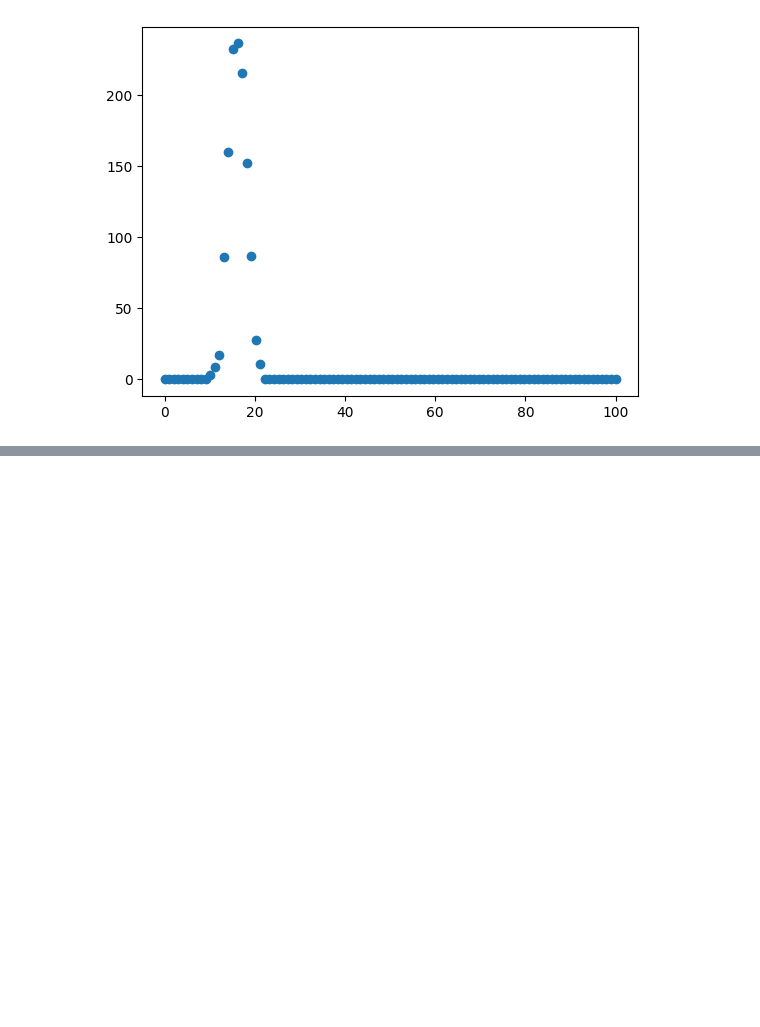
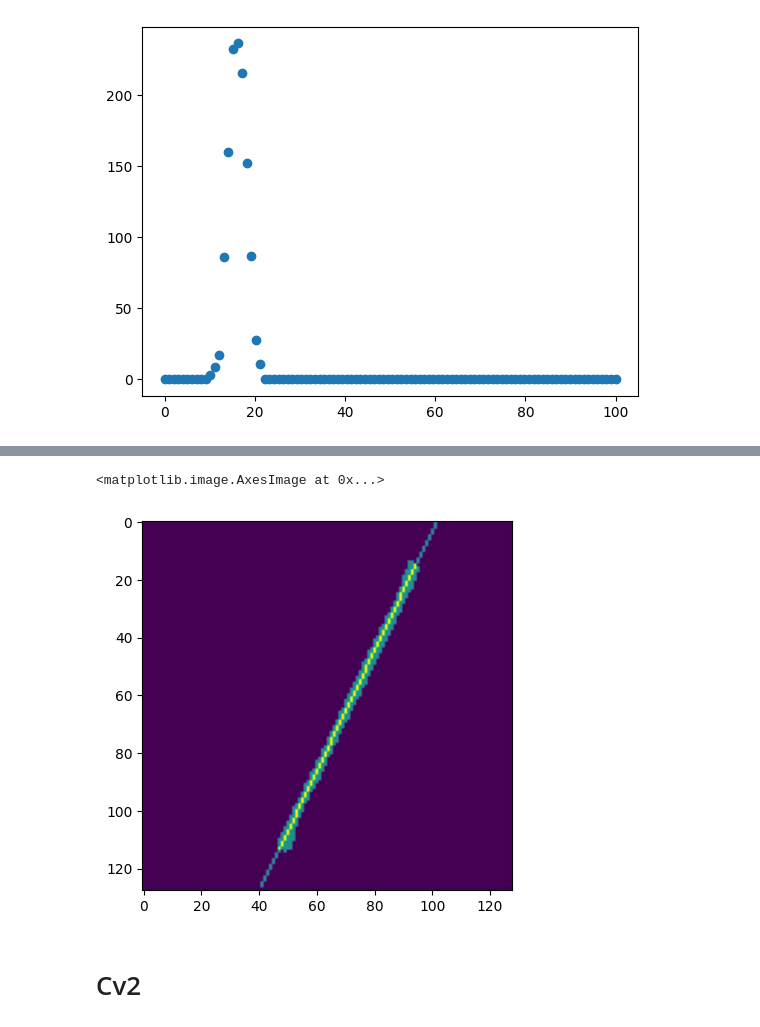
Before and after one commit to khachaturyan-1991/PlotExtract, a Jupyter notebook: WorkingBeast.ipynb, the cells around one changed output, grey strips where cells are left out. Saved outputs shown, nothing was run; the diff lists cells and outputs as text; code cells hidden in the pictures; blank space fills up the shorter version.

```diff
--- a/WorkingBeast.ipynb
+++ b/WorkingBeast.ipynb
@@ -552,0 +555,24 @@ z.shape
+# %%
+def lin_fn(x, a, b):
+    a = a * 0.1
+    b = b * 0.1
+    return a * x + b
+# %%
+a, b = 4.8, 270
+l_b, u_b = 0, 127
+
+selected_c = selected.copy() * 0
+for n in range(l_b, u_b):
+    y_gen = lin_fn(n, a, b)
+    bound = 128 - int(y_gen)
+    if bound < l_b or bound > u_b:
+        pass
+    else:
+        selected_c[n, bound] = 1
+
+plt.imshow(selected_c + selected)
+# %% [output]
+<matplotlib.image.AxesImage at 0x...>
+[figure, added]
+# %% [markdown]
+# Cv2
```
Also changed, not shown: parts of 27 cells of this notebook, 4 other files.
